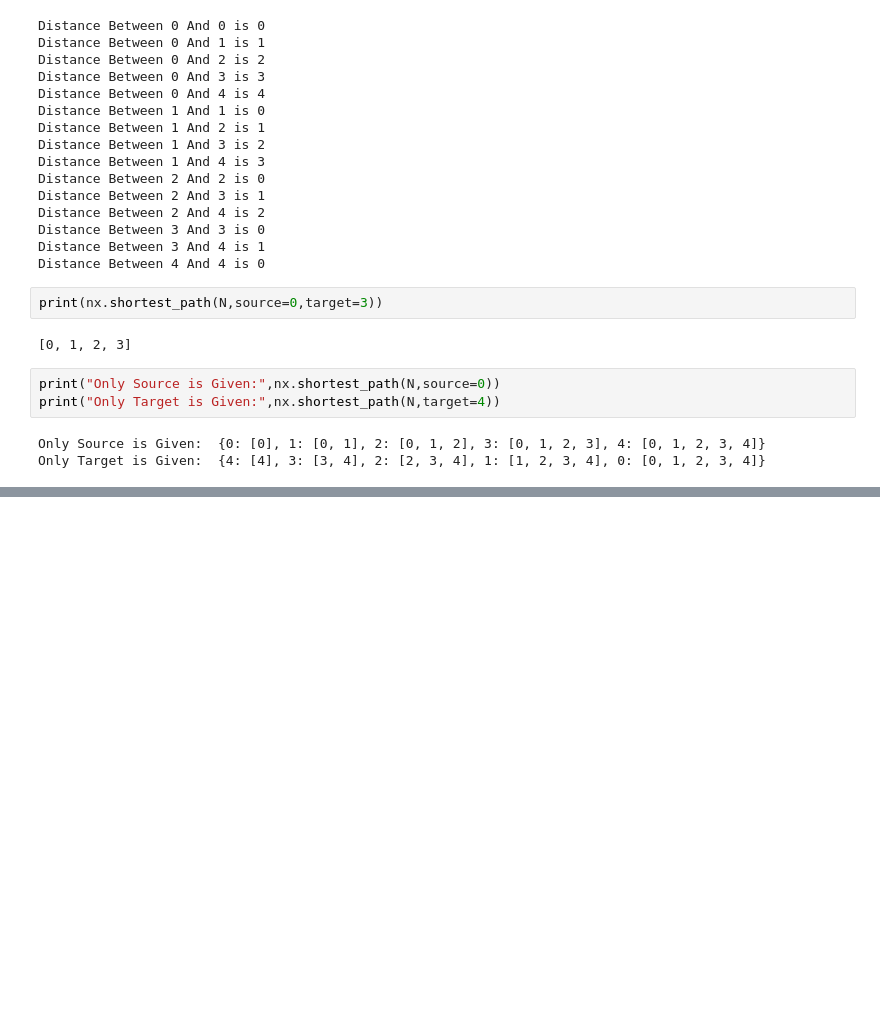
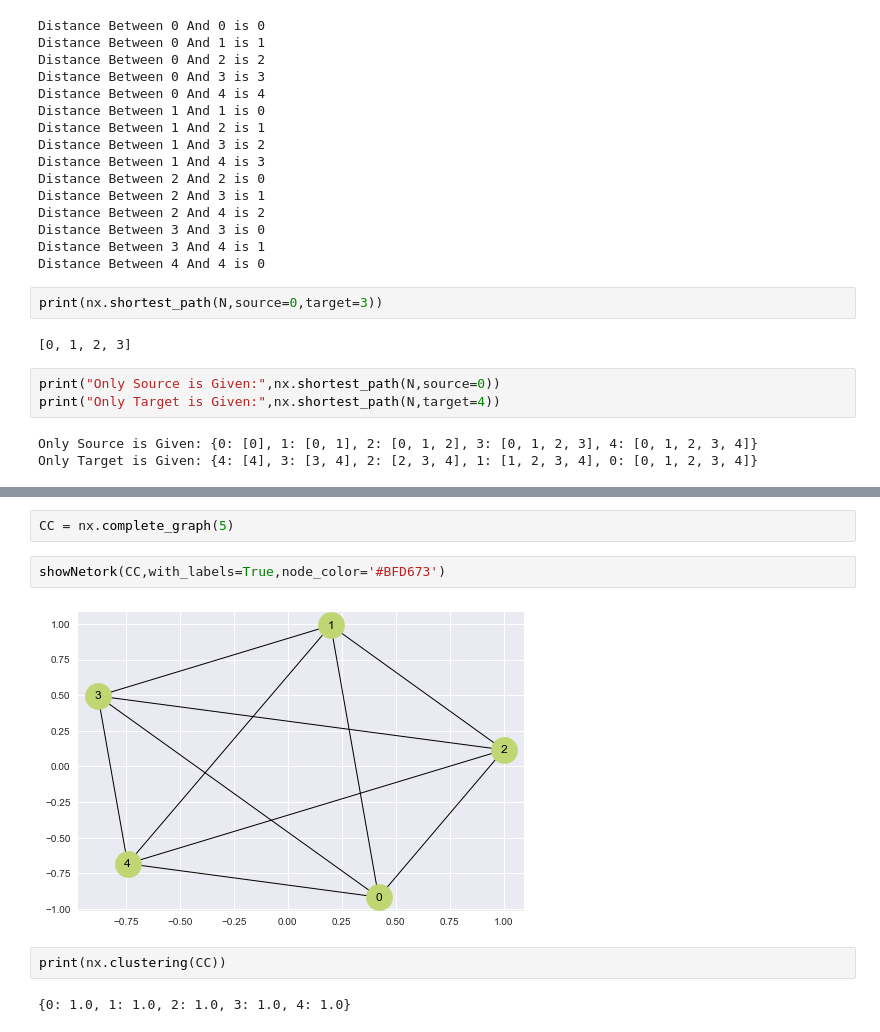
Before and after one commit to JayantGoel001/GraphsAndSocialNetworkAnalytics, a Jupyter notebook: Graph Using NetworkX.ipynb, the cells around one changed output, grey strips where cells are left out. Drawn from its saved outputs; the diff is of its cells as text; blank space fills up the shorter version.

```diff
--- a/Graph Using NetworkX.ipynb
+++ b/Graph Using NetworkX.ipynb
@@ -415,0 +421,10 @@ Only Target is Given:  {4: [4], 3: [3, 4], 2: [2, 3, 4], 1: [1, 2, 3, 4], 0: [0,
+# %%
+CC = nx.complete_graph(5)
+# %%
+showNetork(CC,with_labels=True,node_color='#BFD673')
+# %% [output]
+[figure, added]
+# %%
+print(nx.clustering(CC))
+# %% [output]
+{0: 1.0, 1: 1.0, 2: 1.0, 3: 1.0, 4: 1.0}
```
Also changed, not shown: parts of 3 cells of this notebook.
